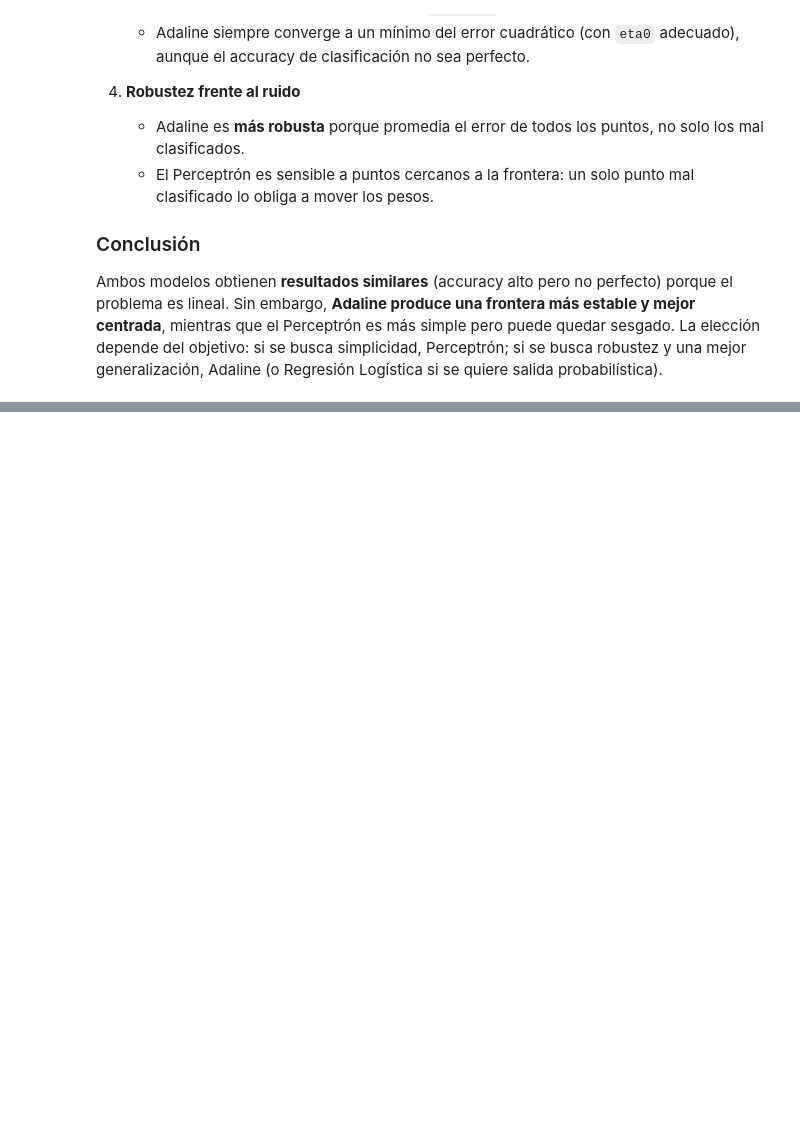
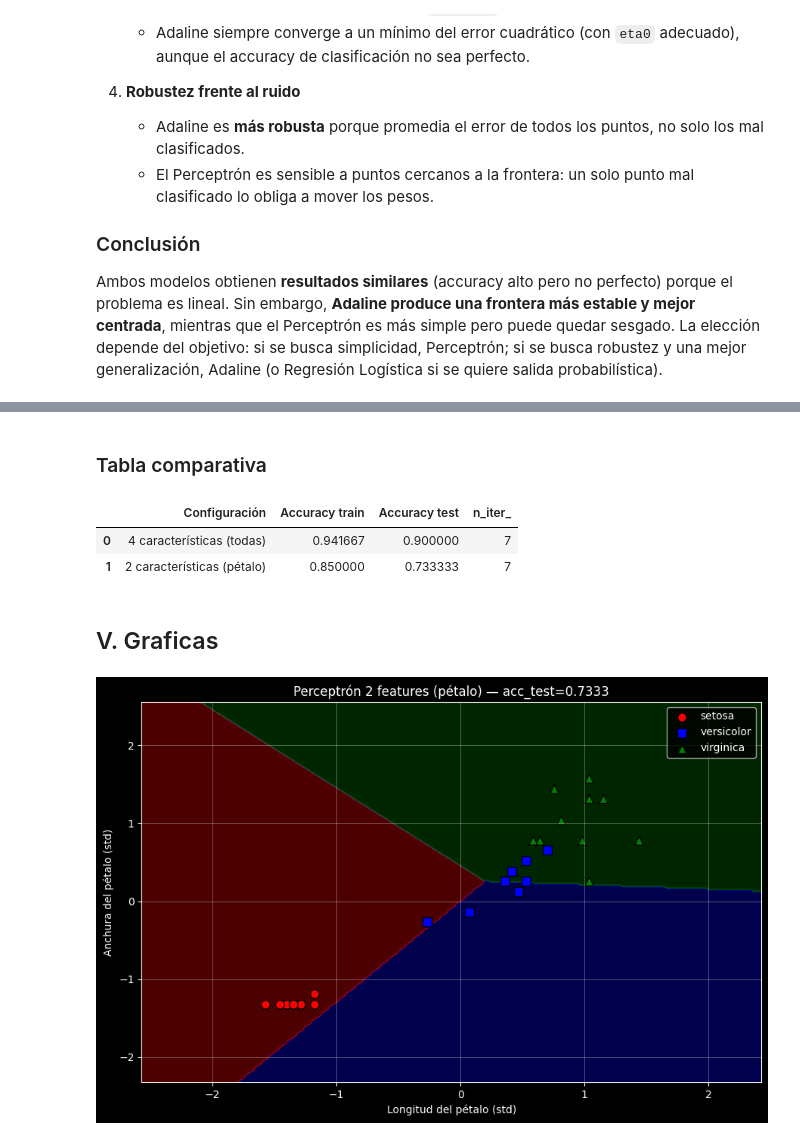
Before and after one commit to Luis-For/perceptr-n_adaline_SGD, a Jupyter notebook: taller.ipynb, the cells around one changed output, grey strips where cells are left out. Saved outputs shown, nothing was run; the diff lists cells and outputs as text; code cells hidden in the pictures; blank space fills up the shorter version.

```diff
--- a/taller.ipynb
+++ b/taller.ipynb
@@ -847,0 +840,11 @@ Logística si se quiere salida probabilística).
+# %%
+# Cargando los datos de iris
+iris_3c = datasets.load_iris()
+
+X_3c = iris_3c.data # 4 características
+y_3c = iris_3c.target # clases 0, 1, 2
+
+print("Forma de X:", X_3c.shape)
+print("Clases:", np.unique(y_3c))
+print("Nombres de las clases:", iris_3c.target_names)
+print("Nombres de las características:", iris_3c.feature_names)
@@ -847,0 +932,55 @@ Logística si se quiere salida probabilística).
+# %% [markdown]
+### Tabla comparativa
+# %%
+acc_train_4f = accuracy_score(y_train_3c, percep_4f.predict(X_train_std_3c))
+acc_train_2f = accuracy_score(y_train_3c_p, percep_2f.predict(X_train_std_3c_p))
+
+df_3c = pd.DataFrame({
+    "Configuración": ["4 características (todas)", "2 características (pétalo)"],
+    "Accuracy train": [acc_train_4f, acc_train_2f],
+    "Accuracy test":  [acc_test_4f,  acc_test_2f],
+    "n_iter_":        [percep_4f.n_iter_, percep_2f.n_iter_]
+})
+df_3c
+# %% [output]
+|  | Configuración | Accuracy train | Accuracy test | n_iter_ |
+| 0 | 4 características (todas) | 0.941667 | 0.900000 | 7 |
+| 1 | 2 características (pétalo) | 0.850000 | 0.733333 | 7 |
+# %% [markdown]
+## V. Graficas
+# %%
+# CORREGIR
+from matplotlib.colors import ListedColormap
+
+def plot_decision_regions_3c(X, y, classifier, titulo, resolution=0.02):
+    markers = ('o', 's', '^')
+    colors  = ('red', 'blue', 'green')
+    cmap = ListedColormap(colors)
+
+    x1_min, x1_max = X[:, 0].min()-1, X[:, 0].max()+1
+    x2_min, x2_max = X[:, 1].min()-1, X[:, 1].max()+1
+    xx1, xx2 = np.meshgrid(np.arange(x1_min, x1_max, resolution),
+                           np.arange(x2_min, x2_max, resolution))
+    Z = classifier.predict(np.array([xx1.ravel(), xx2.ravel()]).T)
+    Z = Z.reshape(xx1.shape)
+
+    plt.contourf(xx1, xx2, Z, alpha=0.3, cmap=cmap)
+    for idx, cl in enumerate(np.unique(y)):
+        plt.scatter(X[y==cl, 0], X[y==cl, 1],
+                    c=colors[idx], marker=markers[idx],
+                    edgecolor='k', s=70,
+                    label=iris_3c.target_names[cl])
+    plt.xlabel('Longitud del pétalo (std)')
+    plt.ylabel('Anchura del pétalo (std)')
+    plt.title(titulo)
+    plt.legend(loc='best')
+    plt.grid(True, alpha=0.3)
+
+plt.style.use("dark_background")
+plt.figure(figsize=(9, 6))
+plot_decision_regions_3c(X_test_std_3c_p, y_test_3c_p, percep_2f,
+                         f"Perceptrón 2 features (pétalo) — acc_test={acc_test_2f:.4f}")
+plt.tight_layout()
+plt.show()
+# %% [output]
+[figure, added]
```
Also changed, not shown: parts of 11 cells of this notebook.
